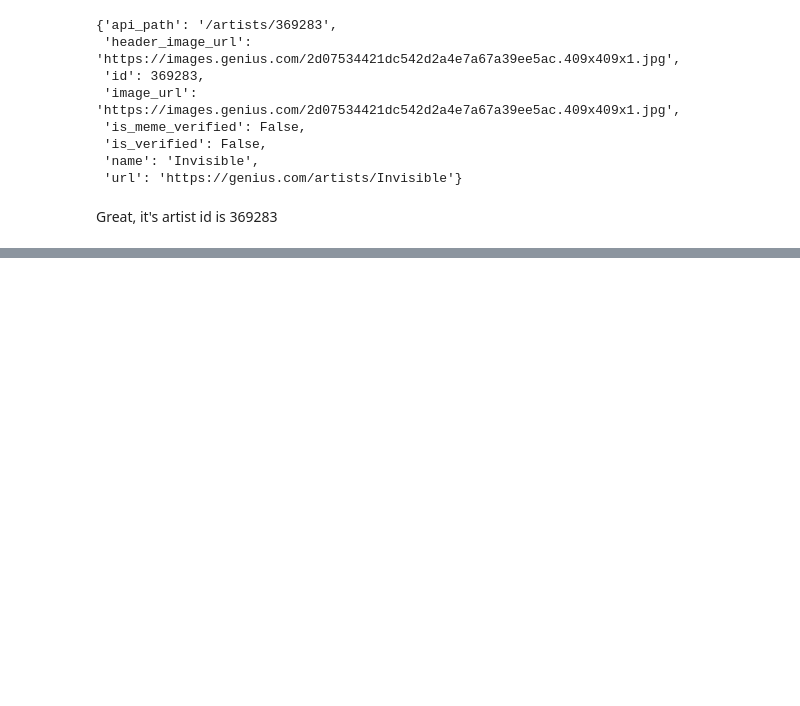
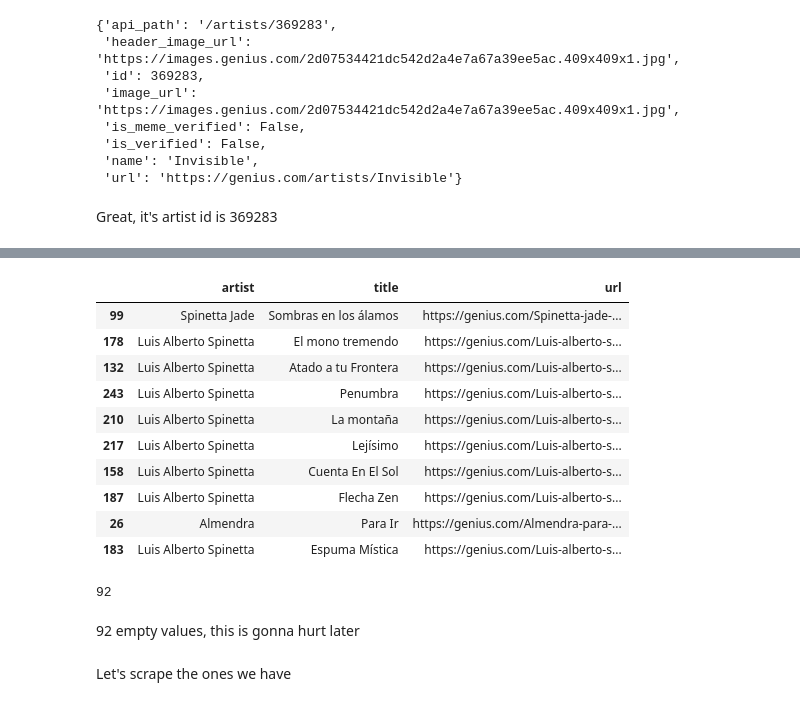
Before and after one commit to alexing/lyrics_prediciton, a Jupyter notebook: dataset_builder.ipynb, the cells around one changed output, grey strips where cells are left out. Saved outputs shown, nothing was run; the diff lists cells and outputs as text; code cells hidden in the pictures; blank space fills up the shorter version.

```diff
--- a/dataset_builder.ipynb
+++ b/dataset_builder.ipynb
@@ -182,0 +190,25 @@ artist_ids = {
+# %%
+def get_artist_songs(artist_id):
+
+    current_page = 1
+    next_page = True
+    songs = []
+
+    while next_page:
+        path = "artists/{}/songs/".format(artist_id)
+        params = {'page': current_page}
+        data = _get(path=path, params=params)
+        page_songs = data['response']['songs']
+        if page_songs:
+            songs += page_songs
+            current_page += 1
+        else:
+            next_page = False
+
+    return songs
+# %%
+songs = []
+for an_artist_id in artist_ids.values():
+    songs.extend([song for song in get_artist_songs(an_artist_id) if song['primary_artist']['id'] == an_artist_id])
+
+songs
@@ -182,0 +233,22 @@ artist_ids = {
+# %%
+songs = [{
+    'title': song['title'],
+    'url': song['url'],
+    'artist': song['primary_artist']['name']
+}
+    for song in songs if song['lyrics_state'] == 'complete']
+# %%
+genius_df = pd.DataFrame(songs)
+genius_df.sample(10)
+# %% [output]
+|  | artist | title | url |
+| 99 | Spinetta Jade | Sombras en los álamos | https://genius.com/Spinetta-jade-... |
+| 178 | Luis Alberto Spinetta | El mono tremendo | https://genius.com/Luis-alberto-s... |
+| 132 | Luis Alberto Spinetta | Atado a tu Frontera | https://genius.com/Luis-alberto-s... |
+| 243 | Luis Alberto Spinetta | Penumbra | https://genius.com/Luis-alberto-s... |
+| 210 | Luis Alberto Spinetta | La montaña | https://genius.com/Luis-alberto-s... |
+| 217 | Luis Alberto Spinetta | Lejísimo | https://genius.com/Luis-alberto-s... |
+| 158 | Luis Alberto Spinetta | Cuenta En El Sol | https://genius.com/Luis-alberto-s... |
+| 187 | Luis Alberto Spinetta | Flecha Zen | https://genius.com/Luis-alberto-s... |
+| 26 | Almendra | Para Ir | https://genius.com/Almendra-para-... |
+| 183 | Luis Alberto Spinetta | Espuma Mística | https://genius.com/Luis-alberto-s... |
@@ -182,0 +264,8 @@ artist_ids = {
+# %%
+len(raw_df[raw_df['lyrics_url'] == ''])
+# %% [output]
+92
+# %% [markdown]
+92 empty values, this is gonna hurt later
+# %% [markdown]
+Let's scrape the ones we have
```
Also changed, not shown: parts of 22 cells of this notebook, 5 other files.
